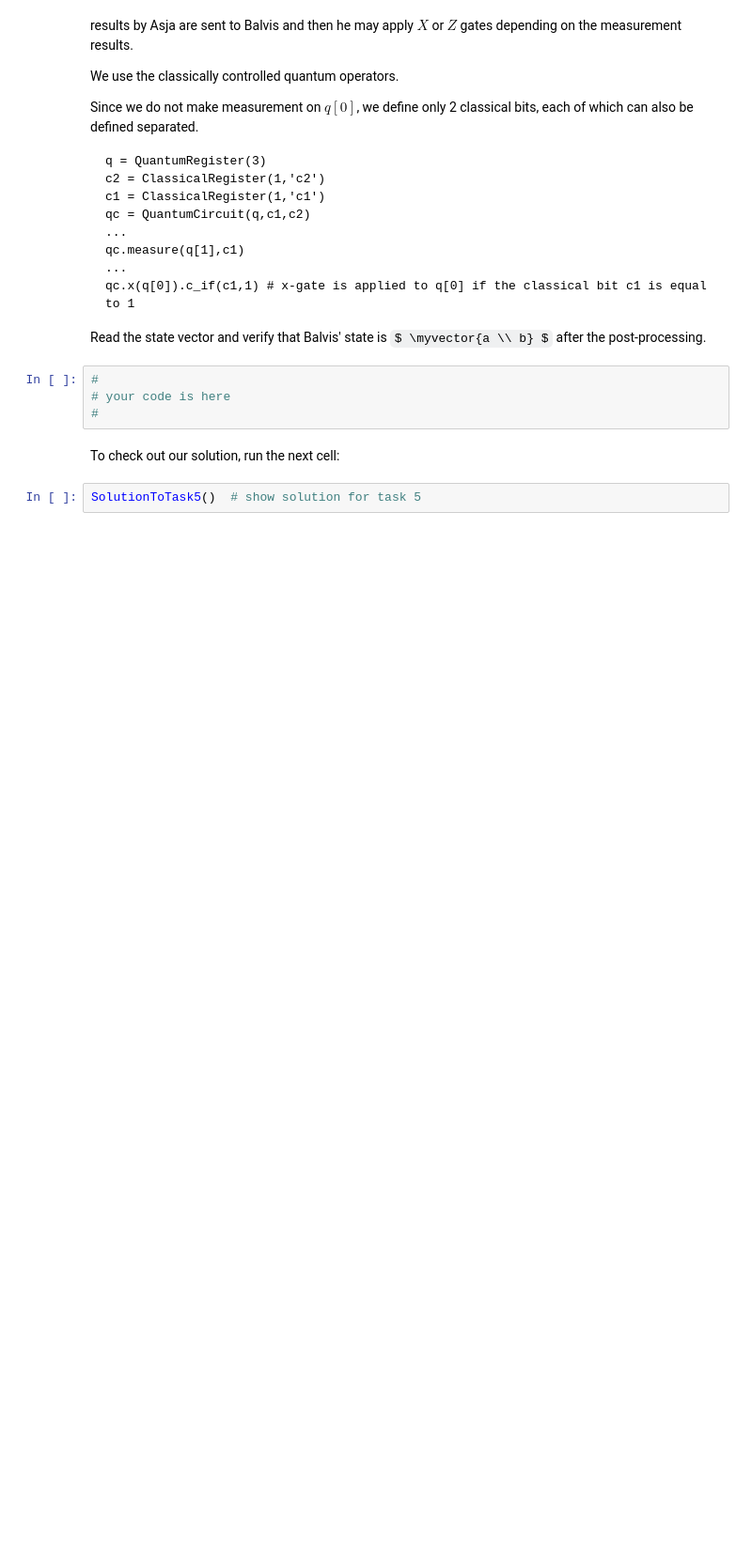
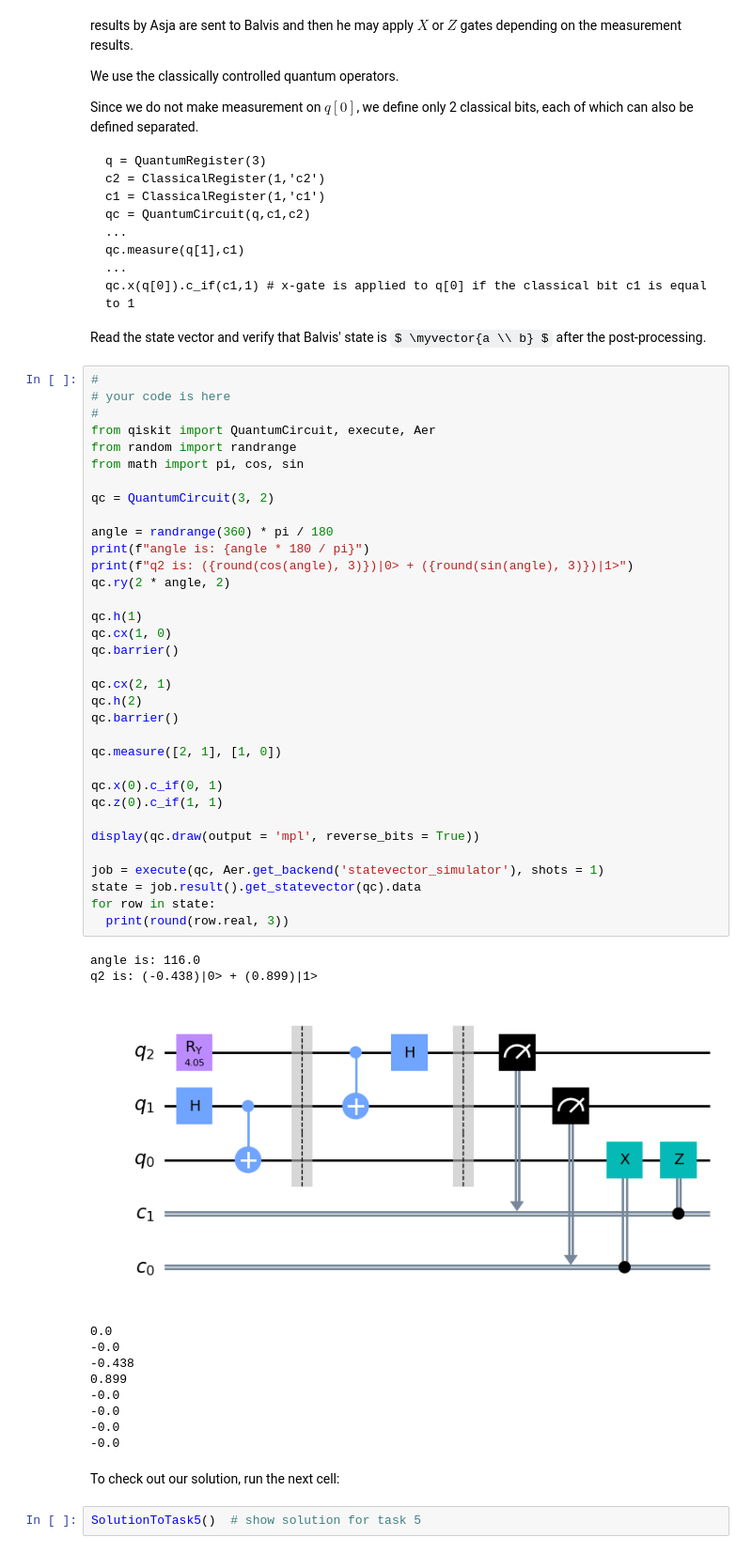
Before and after one commit to james-lucius/qworld, a Jupyter notebook: QB25_Q76_Quantum_Teleportation.ipynb, the cells around one changed output. Shown at 94% size. Drawn from its saved outputs; the diff is of its cells as text; some formulas as TeX source; blank space fills up the shorter version.

```diff
--- a/QB25_Q76_Quantum_Teleportation.ipynb
+++ b/QB25_Q76_Quantum_Teleportation.ipynb
@@ -197,10 +255,52 @@ Since we do not make measurement on $ q[0] $, we define only 2 classical bits, e
     qc.x(q[0]).c_if(c1,1) # x-gate is applied to q[0] if the classical bit c1 is equal to 1
 
 Read the state vector and verify that Balvis' state is $ \myvector{a \\ b} $ after the post-processing.
-# %%
-#
-# your code is here
-#
+# %%
+#
+# your code is here
+#
+from qiskit import QuantumCircuit, execute, Aer
+from random import randrange
+from math import pi, cos, sin
+
+qc = QuantumCircuit(3, 2)
+
+angle = randrange(360) * pi / 180
+print(f"angle is: {angle * 180 / pi}")
+print(f"q2 is: ({round(cos(angle), 3)})|0> + ({round(sin(angle), 3)})|1>")
+qc.ry(2 * angle, 2)
+
+qc.h(1)
+qc.cx(1, 0)
+qc.barrier()
+
+qc.cx(2, 1)
+qc.h(2)
+qc.barrier()
+
+qc.measure([2, 1], [1, 0])
+
+qc.x(0).c_if(0, 1)
+qc.z(0).c_if(1, 1)
+
+display(qc.draw(output = 'mpl', reverse_bits = True))
+
+job = execute(qc, Aer.get_backend('statevector_simulator'), shots = 1)
+state = job.result().get_statevector(qc).data
+for row in state:
+  print(round(row.real, 3))
+# %% [output]
+angle is: 116.0
+q2 is: (-0.438)|0> + (0.899)|1>
+[figure, added]
+0.0
+-0.0
+-0.438
+0.899
+-0.0
+-0.0
+-0.0
+-0.0
 # %% [markdown]
 To check out our solution, run the next cell:
 # %%
```
Also changed, not shown: parts of 4 cells of this notebook.
